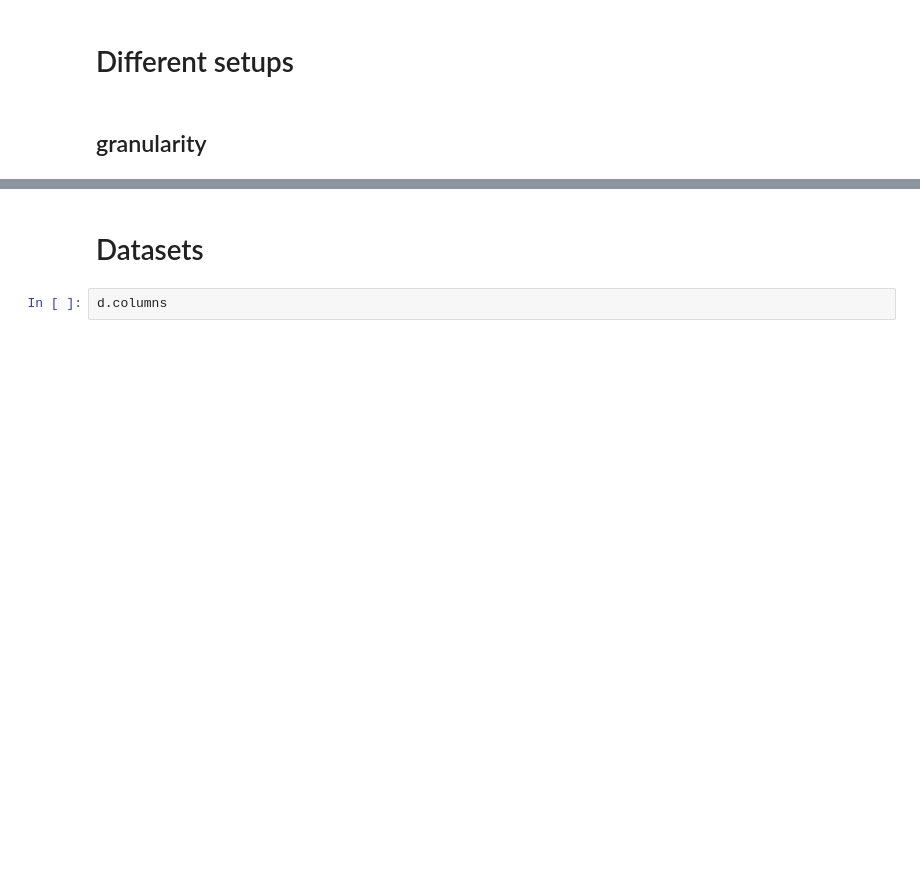
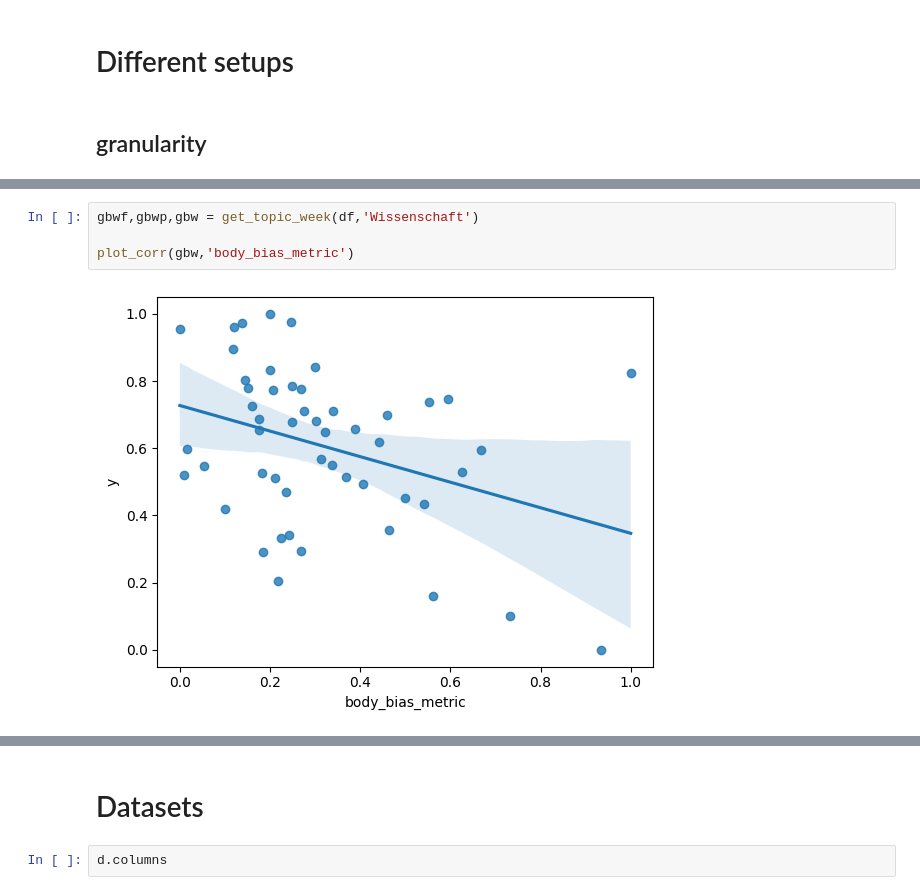
Before and after one commit to horychtom/predicting-users, a Jupyter notebook: notebooks/dataset_versions.ipynb, the cells around one changed output, grey strips where cells are left out. Cells and saved outputs as stored; diff of their text form; blank space fills up the shorter version.

```diff
--- a/notebooks/dataset_versions.ipynb
+++ b/notebooks/dataset_versions.ipynb
@@ -223,0 +298,6 @@ array([0.        , 0.20919038, 0.47423984, 0.7107406 , 1.        ])
+# %%
+gbwf,gbwp,gbw = get_topic_week(df,'Wissenschaft')
+
+plot_corr(gbw,'body_bias_metric')
+# %% [output]
+[figure, added]
```
Also changed, not shown: parts of 72 cells of this notebook, 1 other file.
